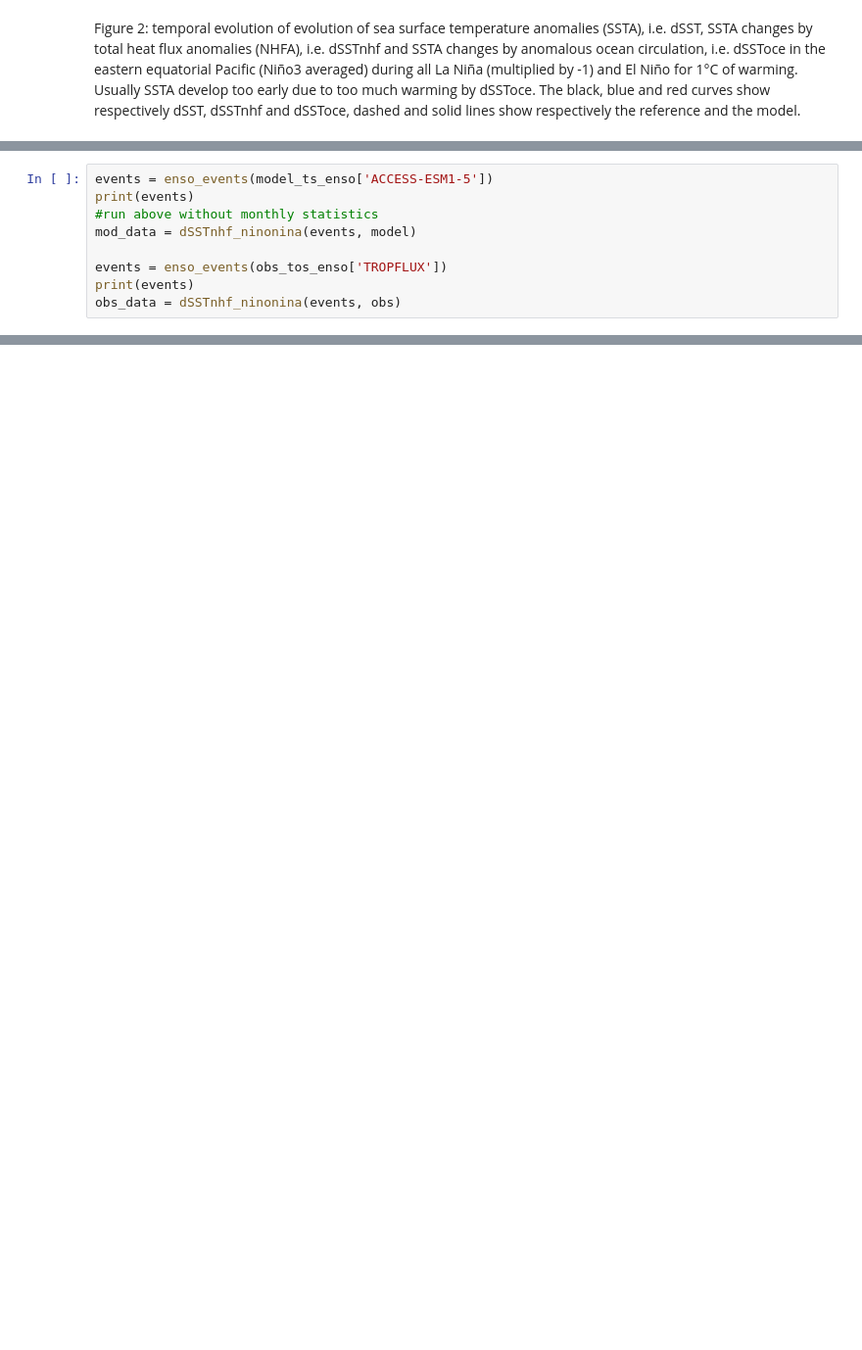
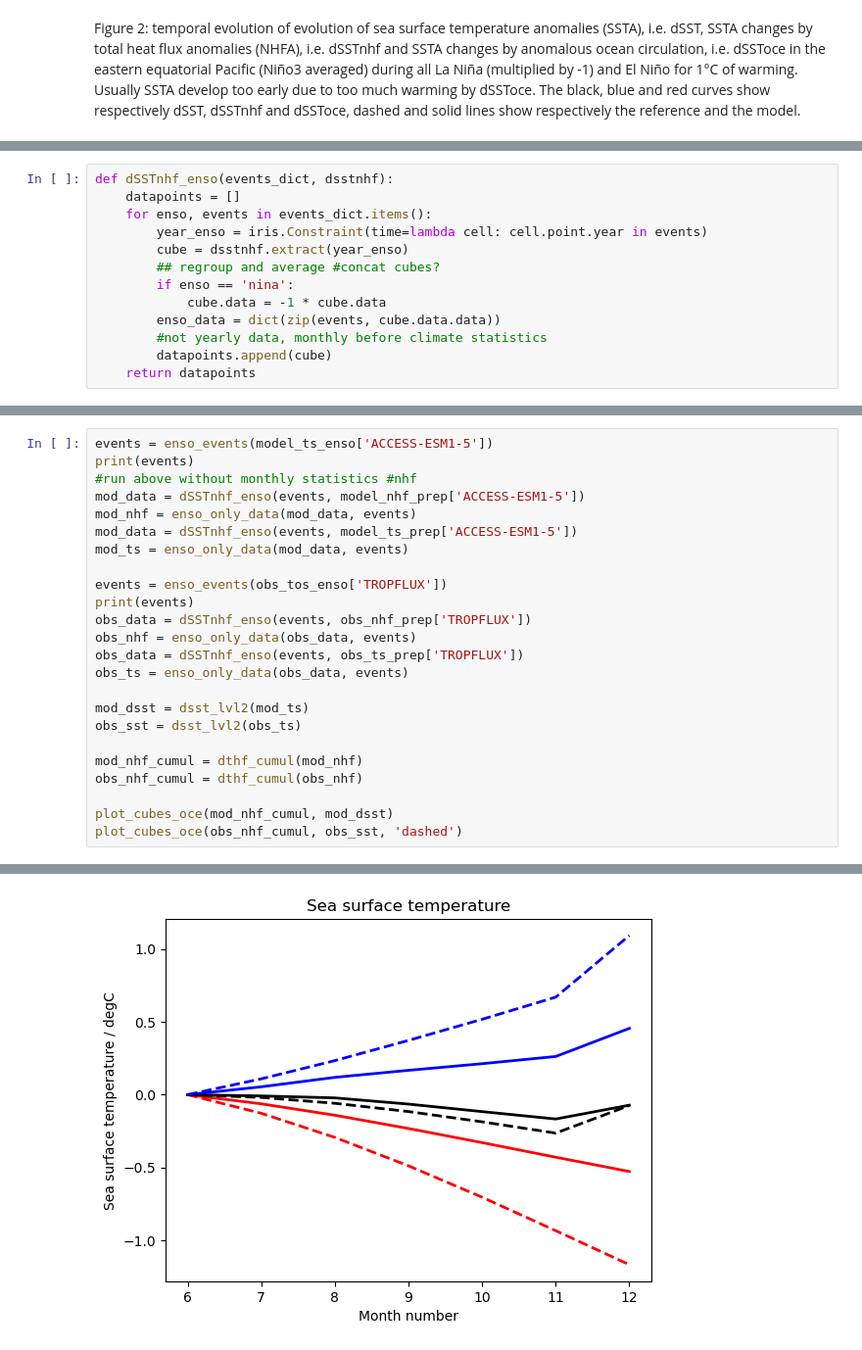
Before and after one commit to ACCESS-NRI/ACCESS-ENSO-recipes, a Jupyter notebook: 24-ocean_driven_SST.ipynb, the cells around one changed output, grey strips where cells are left out. Shown at 98% size. Drawn from its saved outputs; the diff is of its cells as text; blank space fills up the shorter version.

Commit message:
level2 extract enso data

```diff
--- a/24-ocean_driven_SST.ipynb
+++ b/24-ocean_driven_SST.ipynb
@@ -462,9 +498,13 @@ Figure 2: temporal evolution of evolution of sea surface temperature anomalies (
 # %%
-events = enso_events(model_ts_enso['ACCESS-ESM1-5'])
-print(events)
-#run above without monthly statistics
-mod_data = dSSTnhf_ninonina(events, model)
-
-events = enso_events(obs_tos_enso['TROPFLUX'])
-print(events)
-obs_data = dSSTnhf_ninonina(events, obs)
+def dSSTnhf_enso(events_dict, dsstnhf):
+    datapoints = []
+    for enso, events in events_dict.items():
+        year_enso = iris.Constraint(time=lambda cell: cell.point.year in events)
+        cube = dsstnhf.extract(year_enso)
+        ## regroup and average #concat cubes?
+        if enso == 'nina':
+            cube.data = -1 * cube.data
+        enso_data = dict(zip(events, cube.data.data))
+        #not yearly data, monthly before climate statistics
+        datapoints.append(cube)
+    return datapoints
@@ -470,0 +516,25 @@ obs_data = dSSTnhf_ninonina(events, obs)
+# %%
+events = enso_events(model_ts_enso['ACCESS-ESM1-5'])
+print(events)
+#run above without monthly statistics #nhf
+mod_data = dSSTnhf_enso(events, model_nhf_prep['ACCESS-ESM1-5'])
+mod_nhf = enso_only_data(mod_data, events)
+mod_data = dSSTnhf_enso(events, model_ts_prep['ACCESS-ESM1-5'])
+mod_ts = enso_only_data(mod_data, events)
+
+events = enso_events(obs_tos_enso['TROPFLUX'])
+print(events)
+obs_data = dSSTnhf_enso(events, obs_nhf_prep['TROPFLUX'])
+obs_nhf = enso_only_data(obs_data, events)
+obs_data = dSSTnhf_enso(events, obs_ts_prep['TROPFLUX'])
+obs_ts = enso_only_data(obs_data, events)
+
+mod_dsst = dsst_lvl2(mod_ts)
+obs_sst = dsst_lvl2(obs_ts)
+
+mod_nhf_cumul = dthf_cumul(mod_nhf)
+obs_nhf_cumul = dthf_cumul(obs_nhf)
+
+plot_cubes_oce(mod_nhf_cumul, mod_dsst)
+plot_cubes_oce(obs_nhf_cumul, obs_sst, 'dashed')
+# %% [output]
@@ -470,0 +559 @@ obs_data = dSSTnhf_ninonina(events, obs)
+[figure, added]
```
Also changed, not shown: parts of 18 cells of this notebook.
